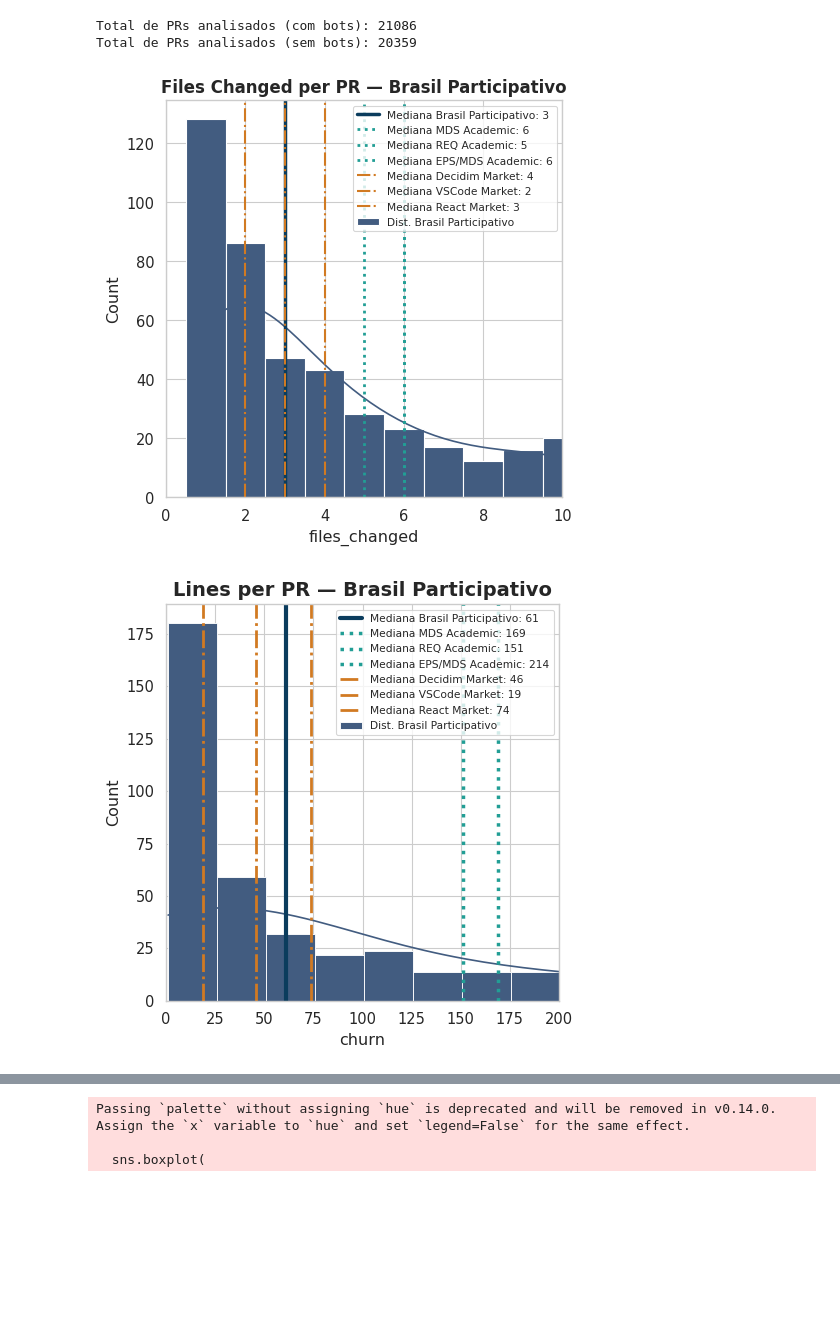
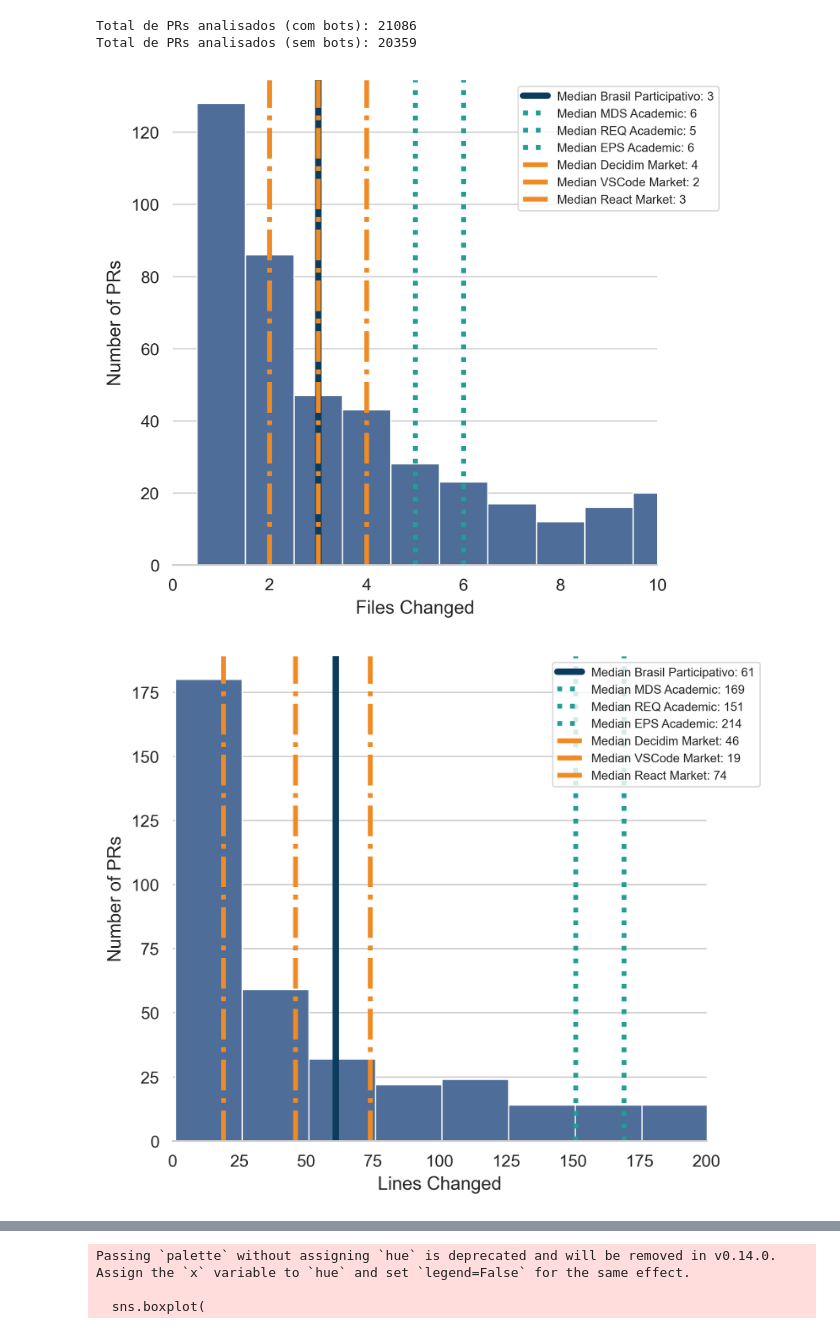
Before and after one commit to lablivre-unb/EbL_Over_PbL, a Jupyter notebook: metrics/notebooks/prs_viz_bp_paper.ipynb, the cells around one changed output, grey strips where cells are left out. Drawn from its saved outputs; the diff is of its cells as text; code cells hidden in the pictures; blank space fills up the shorter version.

```diff
--- a/metrics/notebooks/prs_viz_bp_paper.ipynb
+++ b/metrics/notebooks/prs_viz_bp_paper.ipynb
@@ -20,9 +20,9 @@ DISC_LIGHT   = "#FAA609"
 REF_LIMIT = '#7f8c8d'
 
 BP_PRIMARY = "#0B3C5D"
-BP_LIGHT   = "#425C80"
-BENCH_PRIMARY = "#D17A22"
-BENCH_MEDIUM  = "#D17A22"
+BP_LIGHT   = "#4E6D99"
+BENCH_PRIMARY = "#F08A23"
+BENCH_MEDIUM  = "#F08A23"
 DISC_PRIMARY = "#229E95"
 DISC_LIGHT   = "#229E95"
 REF_LIMIT = '#7f8c8d'
@@ -63,7 +63,7 @@ df_react_no_bots = df_react[~df_react['author'].apply(is_bot_author)].copy()
 org_title = "Brasil Participativo"
 mds_title = "MDS Academic"
 req_title = "REQ Academic"
-epsmds_title = "EPS/MDS Academic"
+epsmds_title = "EPS Academic"
 vscode_title = "VSCode Market"
 decidim_title = "Decidim Market"
 react_title = "React Market"
@@ -73,7 +73,7 @@ for name, full, filtered in [
     ("Brasil Participativo", df, df_no_bots),
     ("MDS", df_mds, df_mds_no_bots),
     ("REQ", df_req, df_req_no_bots),
-    ("EPS/MDS", df_epsmds, df_epsmds_no_bots),
+    ("EPS", df_epsmds, df_epsmds_no_bots),
     ("Decidim (benchmark)", df_decidim, df_decidim_no_bots),
     ("VSCode (benchmark)", df_vscode, df_vscode_no_bots),
     ("React (benchmark)", df_react, df_react_no_bots),
@@ -141,66 +141,88 @@ clean_req = df_req_no_bots[(df_req_no_bots['files_changed'] > 0) & (df_req_no_bo
 clean_epsmds = df_epsmds_no_bots[(df_epsmds_no_bots['files_changed'] > 0) & (df_epsmds_no_bots['churn'] > 0)].copy()
 clean_decidim = df_decidim_no_bots[(df_decidim_no_bots['files_changed'] > 0) & (df_decidim_no_bots['churn'] > 0)].copy()
 clean_vscode = df_vscode_no_bots[(df_vscode_no_bots['files_changed'] > 0) & (df_vscode_no_bots['churn'] > 0)].copy()
 clean_react = df_react_no_bots[(df_react_no_bots['files_changed'] > 0) & (df_react_no_bots['churn'] > 0)].copy()
 
 p50_files_lab = clean_lab['files_changed'].median()
 p50_files_mds = clean_mds['files_changed'].median()
 p50_files_req = clean_req['files_changed'].median()
 p50_files_epsmds = clean_epsmds['files_changed'].median()
 p50_files_decidim = clean_decidim['files_changed'].median()
 p50_files_vscode = clean_vscode['files_changed'].median()
 p50_files_react = clean_react['files_changed'].median()
 p50_churn_lab = clean_lab['churn'].median()
 p50_churn_mds = clean_mds['churn'].median()
 p50_churn_req = clean_req['churn'].median()
 p50_churn_epsmds = clean_epsmds['churn'].median()
 p50_churn_decidim = clean_decidim['churn'].median()
 p50_churn_vscode = clean_vscode['churn'].median()
 p50_churn_react = clean_react['churn'].median()
 
-fig, ax1 = plt.subplots(figsize=(5, 5), dpi=100)
+fig, ax1 = plt.subplots(figsize=(10, 5), dpi=300)
 
 subset_files = clean_lab[clean_lab['files_changed'] <= 25]['files_changed']
-sns.histplot(subset_files, discrete=True, color=BP_LIGHT, edgecolor='white', alpha=1.0, ax=ax1, label=f'Dist. {org_title}', kde=True, stat="count")
+sns.histplot(subset_files, discrete=True, color=BP_LIGHT, edgecolor='white', alpha=1.0, ax=ax1, kde=False, stat="count")
 
-ax1.axvline(p50_files_lab, color=BP_PRIMARY, linewidth=2.5, label=f'Mediana {org_title}: {p50_files_lab:.0f}')
-ax1.axvline(p50_files_mds, color=DISC_PRIMARY, linewidth=2, linestyle=':', label=f'Mediana {mds_title}: {p50_files_mds:.0f}')
-ax1.axvline(p50_files_req, color=DISC_LIGHT, linewidth=2, linestyle=':', label=f'Mediana {req_title}: {p50_files_req:.0f}')
-ax1.axvline(p50_files_epsmds, color=DISC_PRIMARY, linewidth=2, linestyle=':', label=f'Mediana {epsmds_title}: {p50_files_epsmds:.0f}')
-ax1.axvline(p50_files_decidim, color=BENCH_PRIMARY, linewidth=1.5, linestyle='-.', label=f'Mediana {decidim_title}: {p50_files_decidim:.0f}')
-ax1.axvline(p50_files_vscode, color=BENCH_MEDIUM, linewidth=1.5, linestyle='-.', label=f'Mediana {vscode_title}: {p50_files_vscode:.0f}')
-ax1.axvline(p50_files_react, color=BENCH_PRIMARY, linewidth=1.5, linestyle='-.', label=f'Mediana {react_title}: {p50_files_react:.0f}')
+ax1.axvline(p50_files_lab, color=BP_PRIMARY, linewidth=4, label=f'Median {org_title}: {p50_files_lab:.0f}')
+ax1.axvline(p50_files_mds, color=DISC_PRIMARY, linewidth=3, linestyle=':', label=f'Median {mds_title}: {p50_files_mds:.0f}')
+ax1.axvline(p50_files_req, color=DISC_LIGHT, linewidth=3, linestyle=':', label=f'Median {req_title}: {p50_files_req:.0f}')
+ax1.axvline(p50_files_epsmds, color=DISC_PRIMARY, linewidth=3, linestyle=':', label=f'Median {epsmds_title}: {p50_files_epsmds:.0f}')
+ax1.axvline(p50_files_decidim, color=BENCH_PRIMARY, linewidth=3, linestyle='-.', label=f'Median {decidim_title}: {p50_files_decidim:.0f}')
+ax1.axvline(p50_files_vscode, color=BENCH_MEDIUM, linewidth=3, linestyle='-.', label=f'Median {vscode_title}: {p50_files_vscode:.0f}')
+ax1.axvline(p50_files_react, color=BENCH_PRIMARY, linewidth=3, linestyle='-.', label=f'Median {react_title}: {p50_files_react:.0f}')
 ax1.set_box_aspect(1)
-ax1.set_title('Files Changed per PR — Brasil Participativo', fontsize=12, fontweight='bold')
+
+# ax1.set_title('Files Changed per PR — Brasil Participativo', fontsize=12, fontweight='bold')
 ax1.set_xlim(0, 10)
 ax1.legend(fontsize='x-small', loc='upper right', frameon=True, framealpha=0.8)
+ax1.set_xlabel('Files Changed')
+ax1.set_ylabel('Number of PRs')
+
+ax1.spines['top'].set_visible(False)
+ax1.spines['right'].set_visible(False)
+ax1.spines['left'].set_visible(False)
+
+ax1.legend(fontsize='x-small', loc='upper left', bbox_to_anchor=(0.7, 1), frameon=True, framealpha=0.8)
+
+ax1.grid(axis='x')
 
 plt.tight_layout()
 plt.show()
 # %% [output]
-[figure, old version]
+[figure, new version]
 # %%
-fig, ax2 = plt.subplots(figsize=(5, 5), dpi=100)
+fig, ax2 = plt.subplots(figsize=(6, 5), dpi=300)
 
 subset_churn = clean_lab[clean_lab['churn'] <= 1000]['churn']
-sns.histplot(subset_churn, binwidth=25, kde=True, color=BP_LIGHT, edgecolor='white', alpha=1.0, ax=ax2, label=f'Dist. {org_title}')
+sns.histplot(subset_churn, binwidth=25, kde=False, color=BP_LIGHT, edgecolor='white', alpha=1.0, ax=ax2)
 
-ax2.axvline(p50_churn_lab, color=BP_PRIMARY, linewidth=3, label=f'Mediana {org_title}: {p50_churn_lab:.0f}')
-ax2.axvline(p50_churn_mds, color=DISC_PRIMARY, linewidth=2.5, linestyle=':', label=f'Mediana {mds_title}: {p50_churn_mds:.0f}')
-ax2.axvline(p50_churn_req, color=DISC_LIGHT, linewidth=2.5, linestyle=':', label=f'Mediana {req_title}: {p50_churn_req:.0f}')
-ax2.axvline(p50_churn_epsmds, color=DISC_PRIMARY, linewidth=2.5, linestyle=':', label=f'Mediana {epsmds_title}: {p50_churn_epsmds:.0f}')
-ax2.axvline(p50_churn_decidim, color=BENCH_PRIMARY, linewidth=2, linestyle='-.', label=f'Mediana {decidim_title}: {p50_churn_decidim:.0f}')
-ax2.axvline(p50_churn_vscode, color=BENCH_MEDIUM, linewidth=2, linestyle='-.', label=f'Mediana {vscode_title}: {p50_churn_vscode:.0f}')
-ax2.axvline(p50_churn_react, color=BENCH_PRIMARY, linewidth=2, linestyle='-.', label=f'Mediana {react_title}: {p50_churn_react:.0f}')
+ax2.axvline(p50_churn_lab, color=BP_PRIMARY, linewidth=4, label=f'Median {org_title}: {p50_churn_lab:.0f}')
+ax2.axvline(p50_churn_mds, color=DISC_PRIMARY, linewidth=3, linestyle=':', label=f'Median {mds_title}: {p50_churn_mds:.0f}')
+ax2.axvline(p50_churn_req, color=DISC_LIGHT, linewidth=3, linestyle=':', label=f'Median {req_title}: {p50_churn_req:.0f}')
+ax2.axvline(p50_churn_epsmds, color=DISC_PRIMARY, linewidth=3, linestyle=':', label=f'Median {epsmds_title}: {p50_churn_epsmds:.0f}')
+ax2.axvline(p50_churn_decidim, color=BENCH_PRIMARY, linewidth=3, linestyle='-.', label=f'Median {decidim_title}: {p50_churn_decidim:.0f}')
+ax2.axvline(p50_churn_vscode, color=BENCH_MEDIUM, linewidth=3, linestyle='-.', label=f'Median {vscode_title}: {p50_churn_vscode:.0f}')
+ax2.axvline(p50_churn_react, color=BENCH_PRIMARY, linewidth=3, linestyle='-.', label=f'Median {react_title}: {p50_churn_react:.0f}')
 ax2.set_xlim(0, 200)
 ax2.legend(fontsize='x-small', loc='upper right', frameon=True, framealpha=0.8)
 
-ax2.set_title('Lines per PR — Brasil Participativo', fontsize=14, fontweight='bold')
+# ax2.set_title('Lines per PR — Brasil Participativo', fontsize=14, fontweight='bold')
+
+ax2.set_xlabel('Lines Changed')
+ax2.set_ylabel('Number of PRs')
+
+ax2.spines['top'].set_visible(False)
+ax2.spines['right'].set_visible(False)
+ax2.spines['left'].set_visible(False)
+
+ax2.legend(fontsize='x-small', loc='upper left', bbox_to_anchor=(0.7, 1), frameon=True, framealpha=0.8)
+
+ax2.grid(axis='x')
 
 plt.tight_layout()
 plt.show()
 # %% [output]
-[figure, old version]
+[figure, new version]
 # %%
 def plot_maintenance_patterns_comparison(df_bp, df_mds, df_req):
     def calculate_ratio(data):
```
Also changed, not shown: parts of 5 cells of this notebook.
